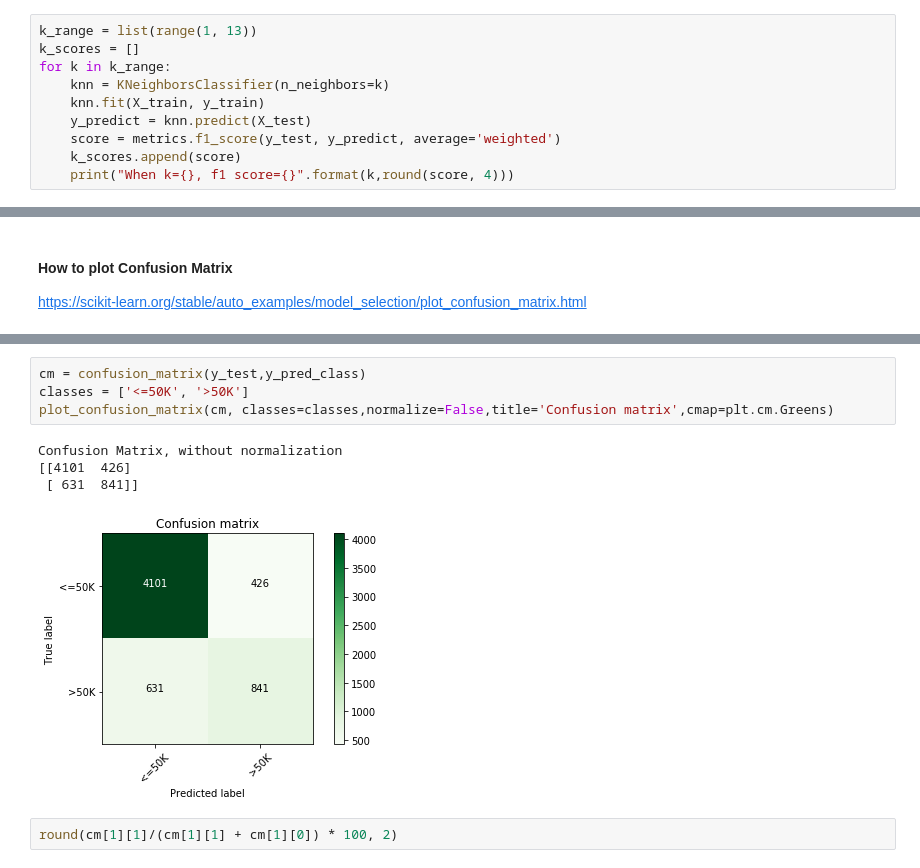
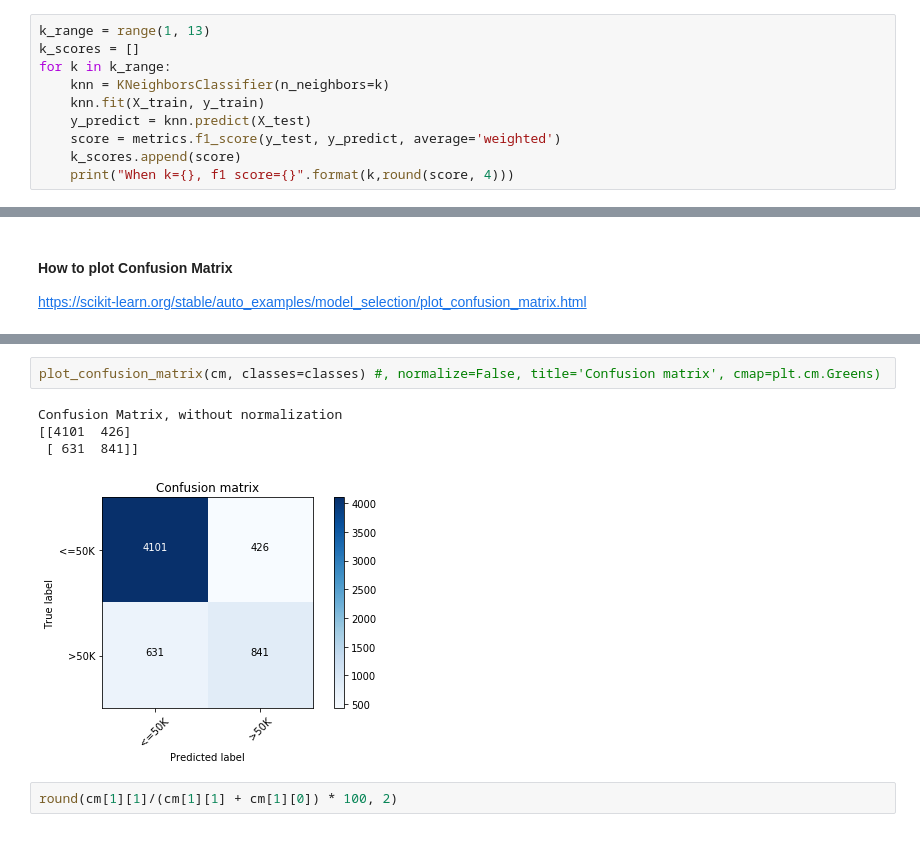
Before and after one commit to AmmarAli118/coachmod5project, a Jupyter notebook: 2_knn.ipynb, the cells around one changed output, grey strips where cells are left out. Cells and saved outputs as stored; diff of their text form.

```diff
--- a/2_knn.ipynb
+++ b/2_knn.ipynb
@@ -29,7 +23,7 @@ y_test = pd.read_pickle('./data/y_test_pickle.pkl')
 # %% [markdown]
 #### Find optimal value for K
 # %%
-k_range = list(range(1, 13))
+k_range = range(1, 13)
 k_scores = []
 for k in k_range:
     knn = KNeighborsClassifier(n_neighbors=k)
@@ -111,14 +113,12 @@ def plot_confusion_matrix(cm, classes,
     plt.ylabel('True label')
     plt.xlabel('Predicted label')
 # %%
-cm = confusion_matrix(y_test,y_pred_class)
-classes = ['<=50K', '>50K']
-plot_confusion_matrix(cm, classes=classes,normalize=False,title='Confusion matrix',cmap=plt.cm.Greens)
+plot_confusion_matrix(cm, classes=classes) #, normalize=False, title='Confusion matrix', cmap=plt.cm.Greens)
 # %% [output]
 Confusion Matrix, without normalization
 [[4101  426]
  [ 631  841]]
-[figure, old version]
+[figure, new version]
 # %%
 round(cm[1][1]/(cm[1][1] + cm[1][0]) * 100, 2)
 # %% [output]
```
Also changed, not shown: parts of 5 cells of this notebook.
